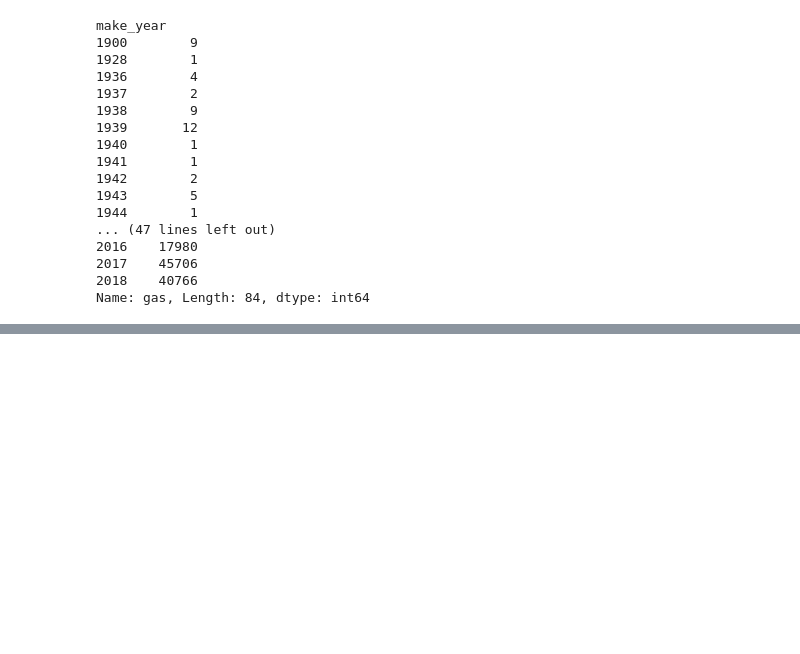
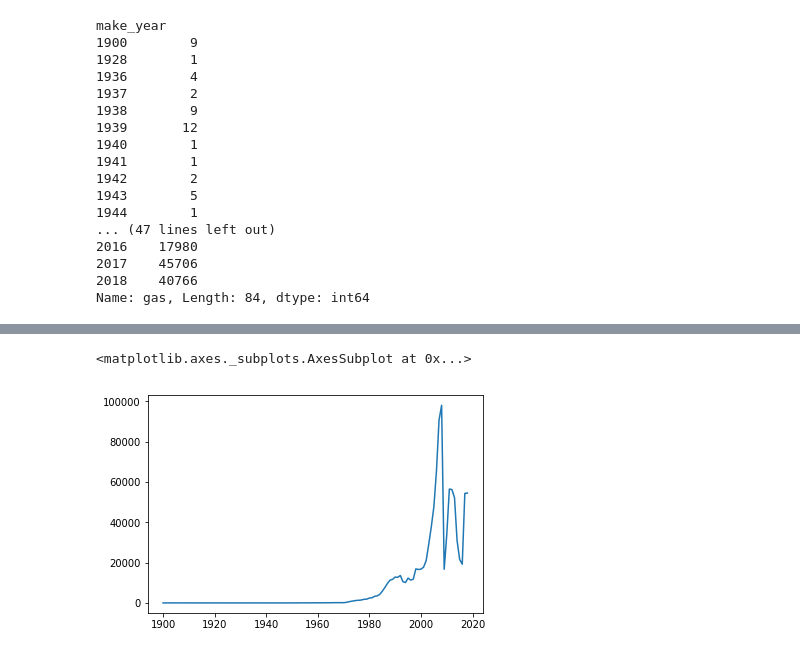
Before and after one commit to artemii-yanushevskyi/Interviews-preparation, a Jupyter notebook: Pandas.ipynb, the cells around one changed output, grey strips where cells are left out. Saved outputs shown, nothing was run; the diff lists cells and outputs as text; code cells hidden in the pictures; blank space fills up the shorter version.

```diff
--- a/Pandas.ipynb
+++ b/Pandas.ipynb
@@ -658,0 +684,6 @@ plt.plot(year_gas_count.keys(), gas_year_count_pers)
+# %%
+# sort by index
+tr['make_year'].value_counts().sort_index().plot()
+# %% [output]
+<matplotlib.axes._subplots.AxesSubplot at 0x...>
+[figure, added]
```
Also changed, not shown: parts of 52 cells of this notebook.
